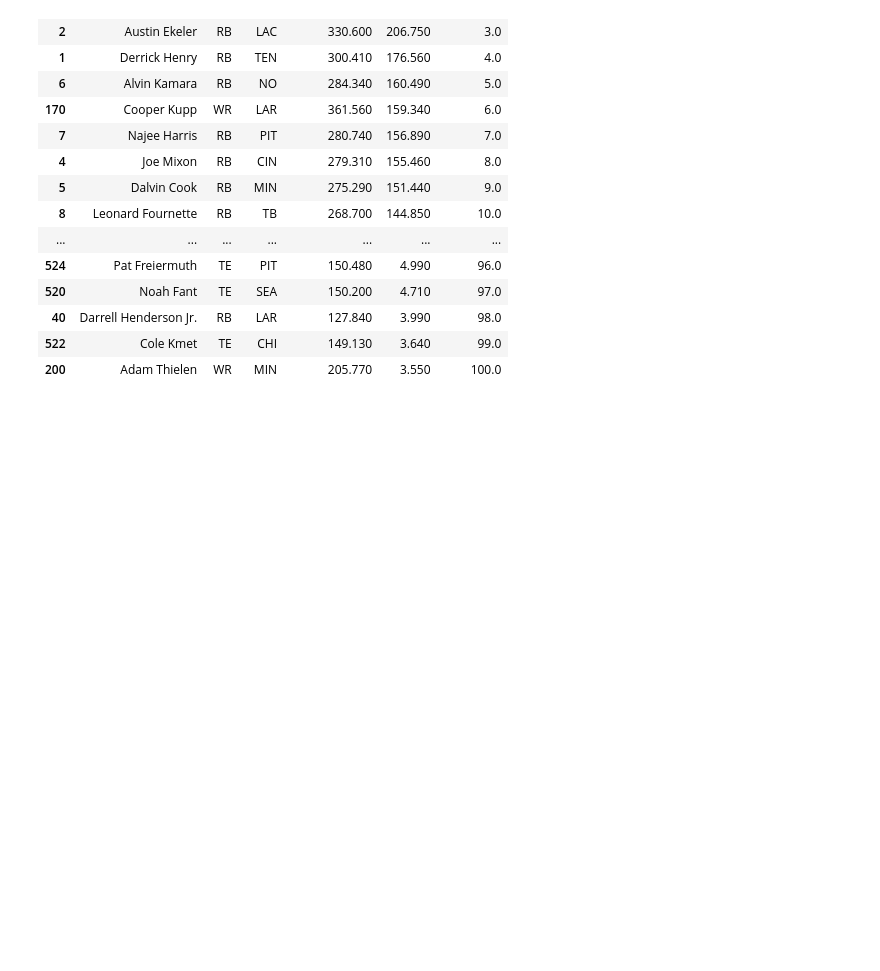
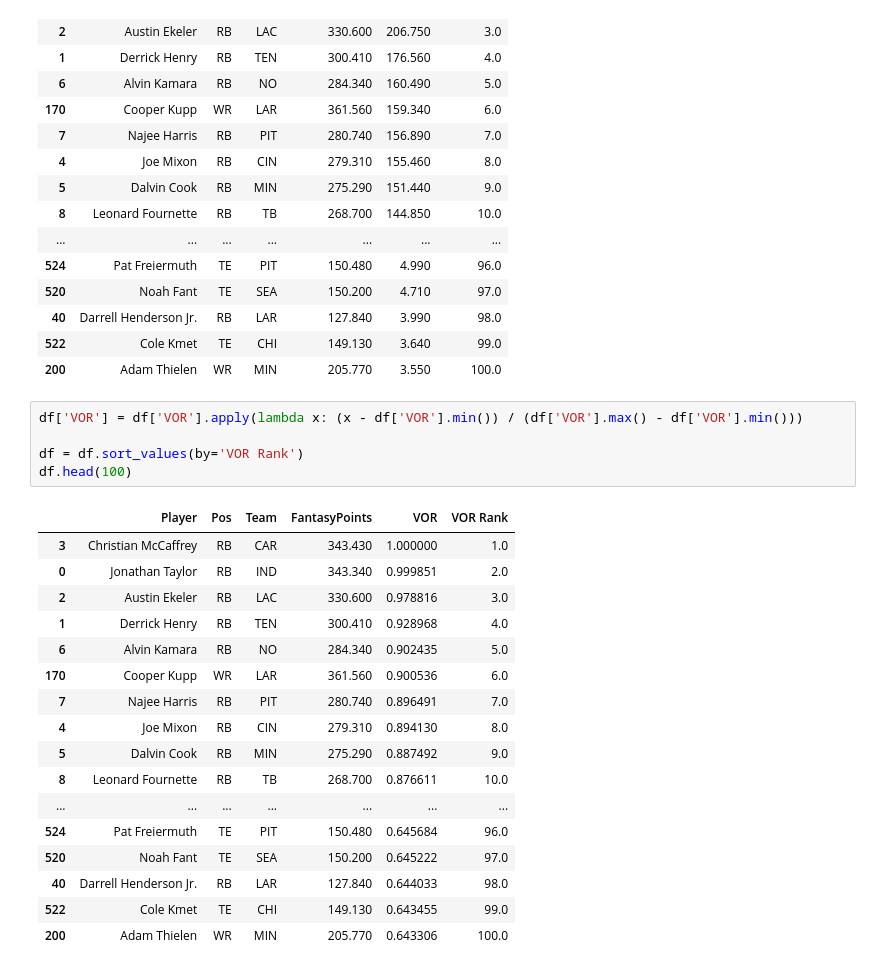
Before and after one commit to oldgreg07/Journey-to-the-Center-of-Python, a Jupyter notebook: ExploringPandas.ipynb, the cells around one changed output. Drawn from its saved outputs; the diff is of its cells as text; blank space fills up the shorter version.

```diff
--- a/ExploringPandas.ipynb
+++ b/ExploringPandas.ipynb
@@ -205,3 +205,26 @@ df.sort_values(by='VOR', ascending=False).head(100)
 | 40 | Darrell Henderson Jr. | RB | LAR | 127.840 | 3.990 | 98.0 |
 | 522 | Cole Kmet | TE | CHI | 149.130 | 3.640 | 99.0 |
 | 200 | Adam Thielen | WR | MIN | 205.770 | 3.550 | 100.0 |
+# %%
+df['VOR'] = df['VOR'].apply(lambda x: (x - df['VOR'].min()) / (df['VOR'].max() - df['VOR'].min()))
+
+df = df.sort_values(by='VOR Rank')
+df.head(100)
+# %% [output]
+|  | Player | Pos | Team | FantasyPoints | VOR | VOR Rank |
+| 3 | Christian McCaffrey | RB | CAR | 343.430 | 1.000000 | 1.0 |
+| 0 | Jonathan Taylor | RB | IND | 343.340 | 0.999851 | 2.0 |
+| 2 | Austin Ekeler | RB | LAC | 330.600 | 0.978816 | 3.0 |
+| 1 | Derrick Henry | RB | TEN | 300.410 | 0.928968 | 4.0 |
+| 6 | Alvin Kamara | RB | NO | 284.340 | 0.902435 | 5.0 |
+| 170 | Cooper Kupp | WR | LAR | 361.560 | 0.900536 | 6.0 |
+| 7 | Najee Harris | RB | PIT | 280.740 | 0.896491 | 7.0 |
+| 4 | Joe Mixon | RB | CIN | 279.310 | 0.894130 | 8.0 |
+| 5 | Dalvin Cook | RB | MIN | 275.290 | 0.887492 | 9.0 |
+| 8 | Leonard Fournette | RB | TB | 268.700 | 0.876611 | 10.0 |
+| ... | ... | ... | ... | ... | ... | ... |
+| 524 | Pat Freiermuth | TE | PIT | 150.480 | 0.645684 | 96.0 |
+| 520 | Noah Fant | TE | SEA | 150.200 | 0.645222 | 97.0 |
+| 40 | Darrell Henderson Jr. | RB | LAR | 127.840 | 0.644033 | 98.0 |
+| 522 | Cole Kmet | TE | CHI | 149.130 | 0.643455 | 99.0 |
+| 200 | Adam Thielen | WR | MIN | 205.770 | 0.643306 | 100.0 |
```
Also changed, not shown: parts of 1 cell of this notebook.
